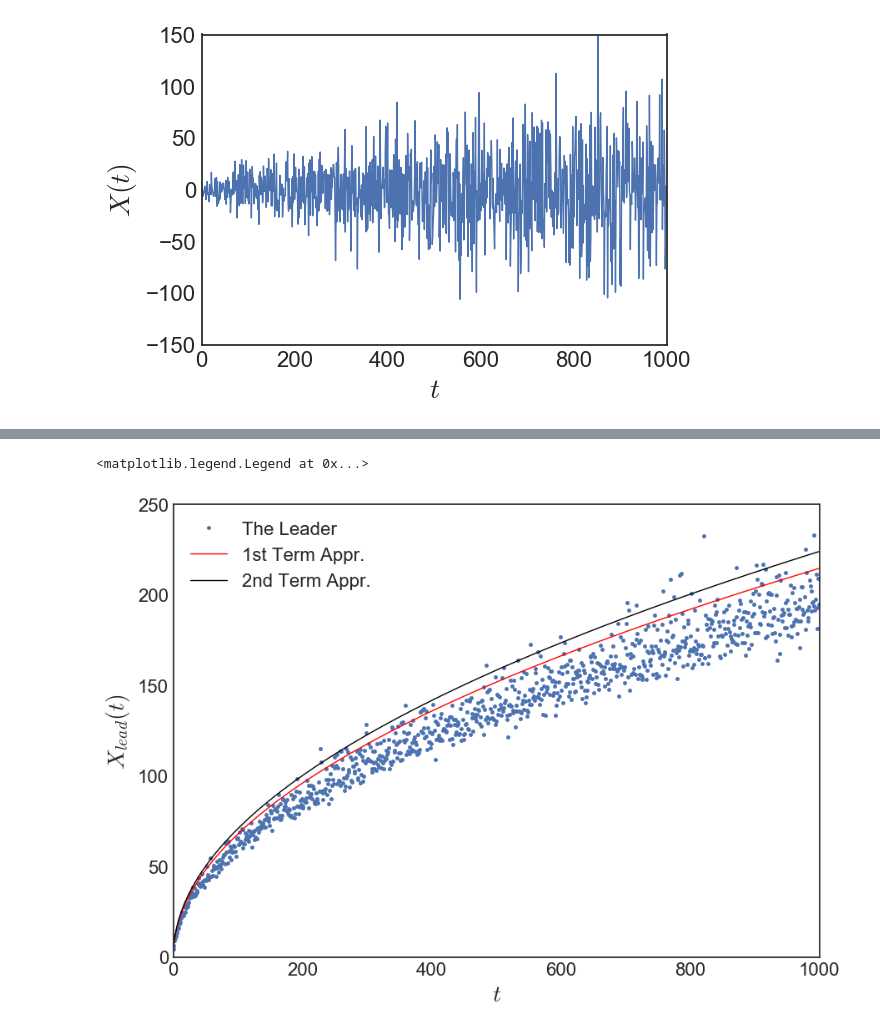
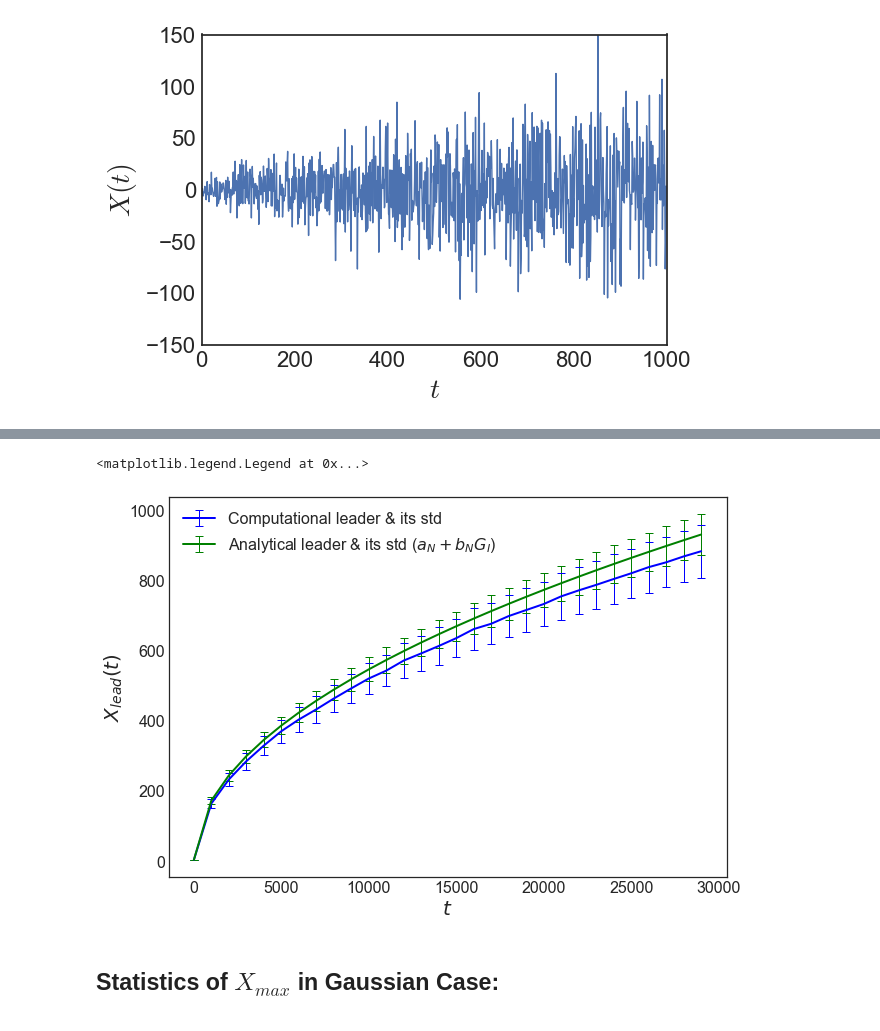
Before and after one commit to mkhm/ictp-spring-college-complex-systems-2018, a Jupyter notebook: evs-leader-brownian-particles.ipynb, the cells around one changed output, grey strips where cells are left out. Drawn from its saved outputs; the diff is of its cells as text; code cells hidden in the pictures.

```diff
--- a/evs-leader-brownian-particles.ipynb
+++ b/evs-leader-brownian-particles.ipynb
@@ -38,0 +57,17 @@ $$X_{lead}(t)\sim \underset{1st \: term}{\underbrace{\sigma(t)\sqrt{2\log N}}} +
+# %%
+%%time
+mu = 0
+D = 1
+nt = 30000
+stepT = 1000
+ntComp = nt//stepT
+t = np.arange(0, nt, stepT)
+sigma = np.sqrt(2*D*t)
+sigma[0] = 1
+
+N = 5000
+n = 1000
+x = np.random.normal(mu, sigma, (N,n,ntComp))
+leader = x.max(axis=0)
+leaderMeans = leader.mean(axis=0)
+leaderStds = leader.std(axis=0)
@@ -39,24 +76,21 @@ $$X_{lead}(t)\sim \underset{1st \: term}{\underbrace{\sigma(t)\sqrt{2\log N}}} +
 # %%
-mu = 0
-D = 1
-n = 1000
-t = np.arange(n)
-sigma = np.sqrt(2*D*t)
-sigma[0] = 1
-
-N = 100000
-x = np.random.normal(mu, sigma, (N,n))
-leader = x.max(axis=0)
-
 plt.figure(figsize=(10,7))
 plt.xticks(fontsize=16)
 plt.yticks(fontsize=16)
 plt.xlabel('$t$', fontsize=20)
 plt.ylabel('$X_{lead}(t)$', fontsize=20)
-plt.plot(leader, '.', label='The Leader')
-plt.plot(np.sqrt(2*np.log(N))*sigma, 'r-', label='1st Term Appr.')
-plt.plot(np.sqrt(2*np.log(N))*sigma + sigma/np.sqrt(2*np.log(N)), 'k-', label='2nd Term Appr.')
+# plt.plot(t, leaderMeans, label='Computational leader')
+plt.errorbar(t, leaderMeans, yerr=leaderStds, label='Computational leader & its std', fmt='b-', lw=2, capsize=4, elinewidth=1)
+
+# plt.plot(t, np.sqrt(2*np.log(N))*sigma, 'r-', label='Leading term of $a_N$ for large $N$')
+# plt.plot(np.sqrt(2*np.log(N))*sigma + sigma/np.sqrt(2*np.log(N)), 'k-', label='$a_N$')
+# plt.plot(t, np.sqrt(2*np.log(N))*sigma - sigma*np.log(np.log(N))/np.sqrt(2*np.log(N))/2, 'g-', label='2-term $a_N$', lw=2)
+plt.errorbar(t, np.sqrt(2*np.log(N))*sigma-sigma*np.log(np.log(N))/np.sqrt(2*np.log(N))/2,
+             yerr=sigma/np.sqrt(2*np.log(N)), label='Analytical leader & its std ($a_N+b_N G_I$)', fmt='g-', lw=2, capsize=4, elinewidth=1)
+
 plt.legend(loc='best', fontsize=16)
 # %% [output]
 <matplotlib.legend.Legend at 0x...>
-[figure, old version]
+[figure, new version]
+# %% [markdown]
+## Statistics of $X_{max}$ in Gaussian Case:
```
Also changed, not shown: parts of 9 cells of this notebook.
